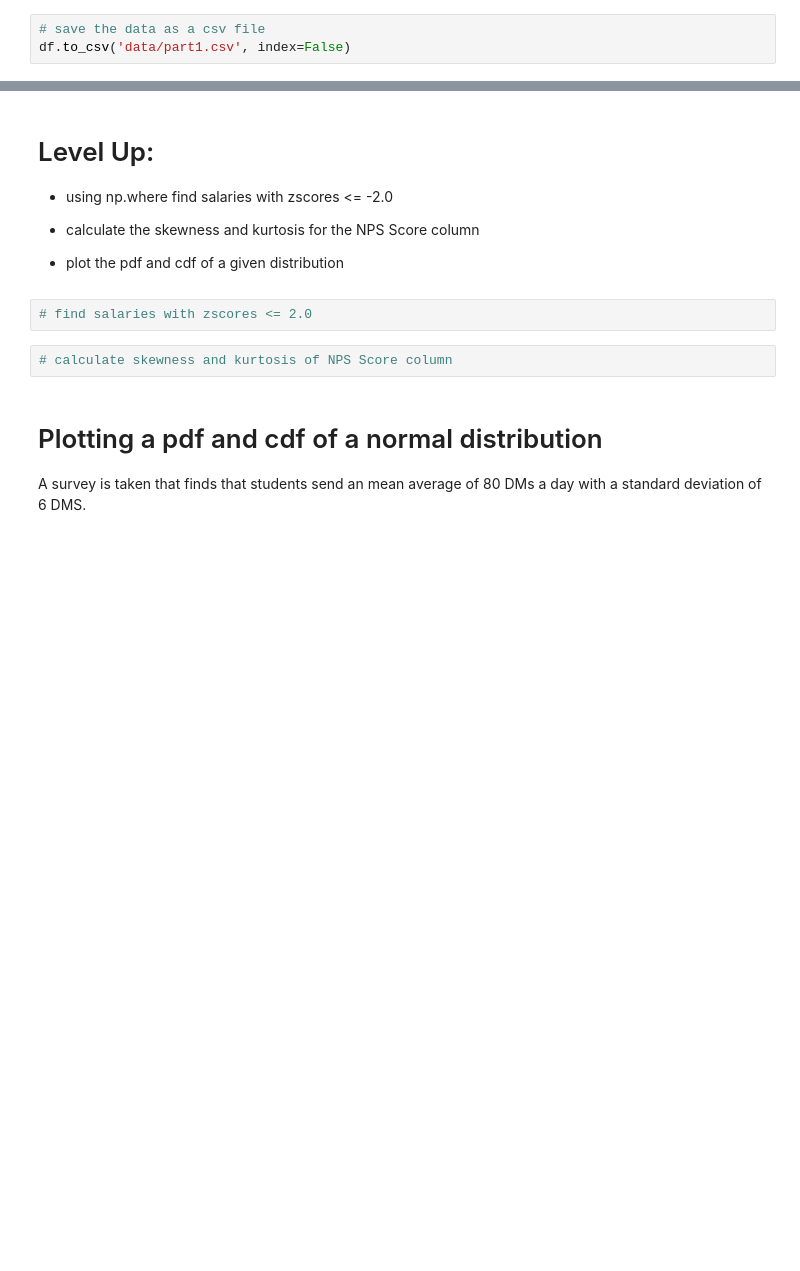
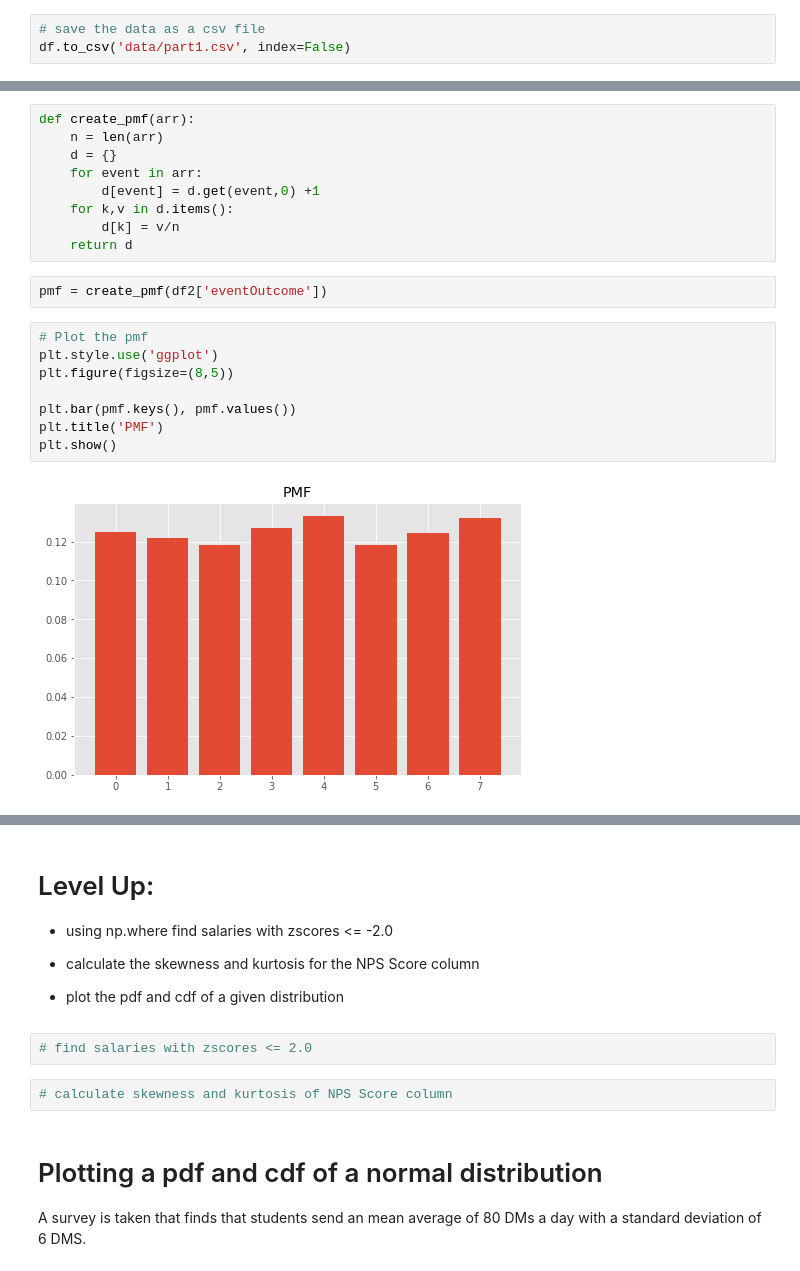
Before and after one commit to adcm2292/topic11-topic13-assessment, a Jupyter notebook: assessment.ipynb, the cells around one changed output, grey strips where cells are left out. Saved outputs shown, nothing was run; the diff lists cells and outputs as text; blank space fills up the shorter version.

```diff
--- a/assessment.ipynb
+++ b/assessment.ipynb
@@ -147,6 +148,27 @@ create a PMF and plot the PMF as a bar chart
 See image below for referenc
 
 <img src="solutions/images/part4_pmf.png"/>
+# %%
+def create_pmf(arr):
+    n = len(arr)
+    d = {}
+    for event in arr:
+        d[event] = d.get(event,0) +1
+    for k,v in d.items():
+        d[k] = v/n
+    return d
+# %%
+pmf = create_pmf(df2['eventOutcome'])
+# %%
+# Plot the pmf
+plt.style.use('ggplot')
+plt.figure(figsize=(8,5))
+
+plt.bar(pmf.keys(), pmf.values())
+plt.title('PMF')
+plt.show()
+# %% [output]
+[figure, added]
 # %% [markdown]
 # Part 5 - CDF
 plot the CDF of Event Outcomes as a scatter plot using the information above
```
Also changed, not shown: parts of 13 cells of this notebook, 5 other files.
